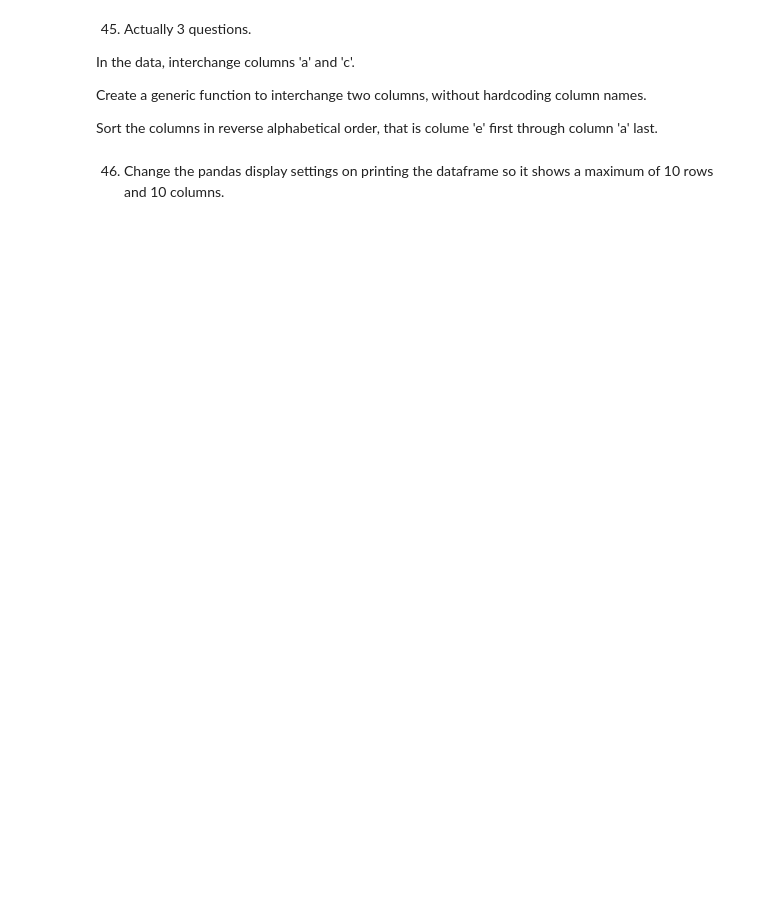
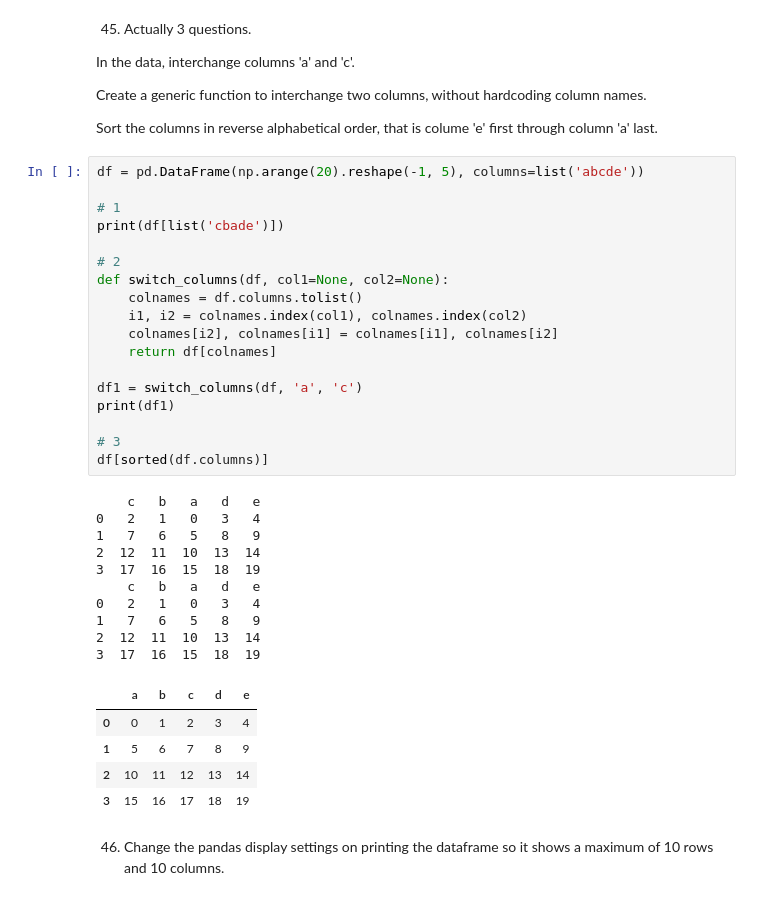
Before and after one commit to gitjish/pandas_projects, a Jupyter notebook: 74 or so Exercises-checkpoint.ipynb, the cells around one changed output. Drawn from its saved outputs; the diff is of its cells as text; blank space fills up the shorter version.

```diff
--- a/74 or so Exercises-checkpoint.ipynb
+++ b/74 or so Exercises-checkpoint.ipynb
@@ -467,5 +799,39 @@ In the data, interchange columns 'a' and 'c'.
 Create a generic function to interchange two columns, without hardcoding column names.
 
 Sort the columns in reverse alphabetical order, that is colume 'e' first through column 'a' last.
+# %%
+df = pd.DataFrame(np.arange(20).reshape(-1, 5), columns=list('abcde'))
+
+# 1
+print(df[list('cbade')])
+
+# 2
+def switch_columns(df, col1=None, col2=None):
+    colnames = df.columns.tolist()
+    i1, i2 = colnames.index(col1), colnames.index(col2)
+    colnames[i2], colnames[i1] = colnames[i1], colnames[i2]
+    return df[colnames]
+
+df1 = switch_columns(df, 'a', 'c')
+print(df1)
+
+# 3
+df[sorted(df.columns)]
+# %% [output]
+    c   b   a   d   e
+0   2   1   0   3   4
+1   7   6   5   8   9
+2  12  11  10  13  14
+3  17  16  15  18  19
+    c   b   a   d   e
+0   2   1   0   3   4
+1   7   6   5   8   9
+2  12  11  10  13  14
+3  17  16  15  18  19
+|  | a | b | c | d | e |
+| 0 | 0 | 1 | 2 | 3 | 4 |
+| 1 | 5 | 6 | 7 | 8 | 9 |
+| 2 | 10 | 11 | 12 | 13 | 14 |
+| 3 | 15 | 16 | 17 | 18 | 19 |
 # %% [markdown]
 46) Change the pandas display settings on printing the dataframe so it shows a maximum of 10 rows and 10 columns.
```
Also changed, not shown: parts of 30 cells of this notebook, 4 other files.
